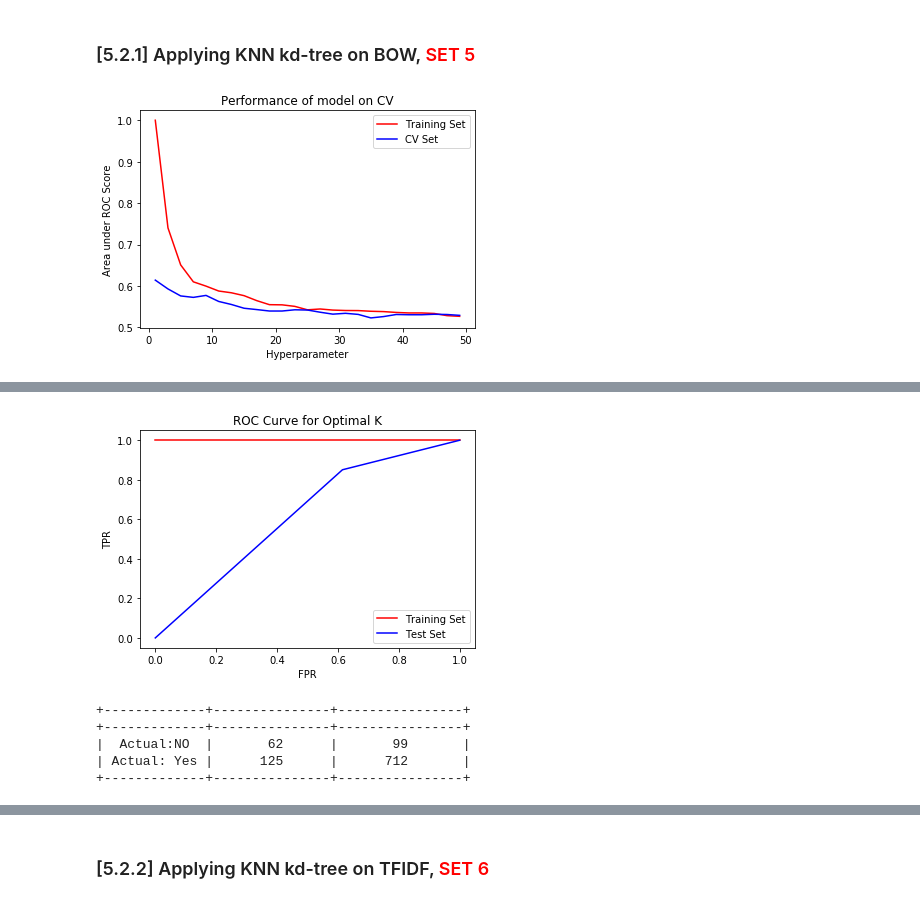
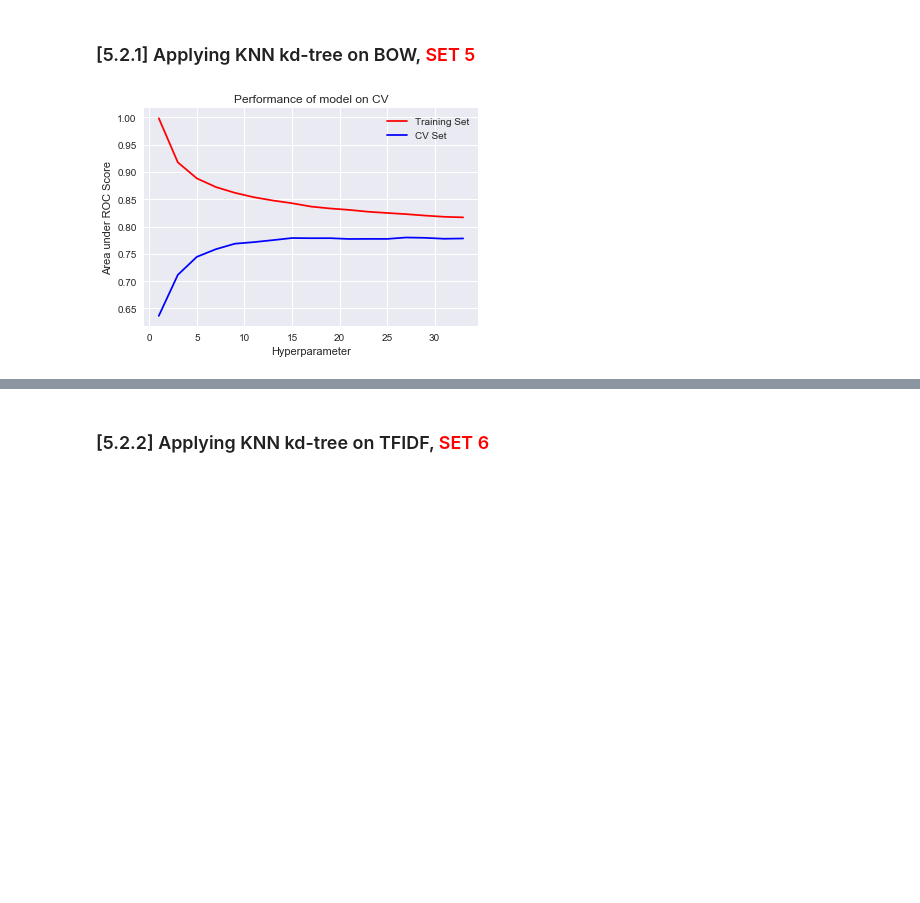
Before and after one commit to 4bhishek/AAIC, a Jupyter notebook: 03 Amazon Fine Food Reviews Analysis_KNN.ipynb, the cells around one changed output, grey strips where cells are left out. Drawn from its saved outputs; the diff is of its cells as text; code cells hidden in the pictures; blank space fills up the shorter version.

```diff
--- a/03 Amazon Fine Food Reviews Analysis_KNN.ipynb
+++ b/03 Amazon Fine Food Reviews Analysis_KNN.ipynb
@@ -96,7 +96,7 @@ con = sqlite3.connect('database.sqlite')
 # filtered_data = pd.read_sql_query(""" SELECT * FROM Reviews WHERE Score != 3 LIMIT 500000""", con)
 # for tsne assignment you can take 5k data points
 
-filtered_data = pd.read_sql_query(""" SELECT * FROM Reviews WHERE Score != 3 LIMIT 60000""", con)
+filtered_data = pd.read_sql_query(""" SELECT * FROM Reviews WHERE Score != 3 LIMIT 100000""", con)
 
 # Give reviews with Score>3 a positive rating(1), and reviews with a score<3 a negative rating(0).
 def partition(x):
@@ -1435,78 +1664,50 @@ table1_BOW_Kd.field_names = ["Hyperparameter", "AUC_Train", "AUC_CV"]
 #print(type(final_counts_res_train))
 #print(str(len(final_counts_res_train)))
 
+#Running Cross Validation for optimal K
 
-for i in range(1,50,2):
+for i in tqdm(range(1,35,2)):
 
     knn = KNeighborsClassifier( n_neighbors = i, algorithm = 'kd_tree')
 
     knn.fit(final_counts_res_train.toarray(), Y_train)
 
-    BOW_Kdpred_train = knn.predict(final_counts_res_train.toarray())
+    BOW_Kdpred_train = []
 
-    BOW_Kdpred_cv = knn.predict(final_counts_res_cv.toarray())
+    #for k in range(0,len(final_counts_res_train.toarray()),10000):
+
+        #BOW_Kdpred_train.extend(knn.predict_proba(final_counts_res_train.toarray()[k:k+10000])[:,1])
+    BOW_Kdpred_train = knn.predict_proba(final_counts_res_train.toarray())[:,1]
+
+    BOW_Kdpred_cv = []
+
+    #for l in range(0,len(final_counts_res_cv.toarray()),10000):
+
+        #BOW_Kdpred_cv.extend(knn.predict_proba(final_counts_res_cv.toarray()[l:l+10000])[:,1])
+    BOW_Kdpred_cv = knn.predict_proba(final_counts_res_cv.toarray())[:,1]
 
     hyperparameter_BOW_Kd.append(i)
 
     auc_scoreBOW_Kd_train = roc_auc_score(Y_train, BOW_Kdpred_train)
     auc_scoresBOW_Kd_train.append(auc_scoreBOW_Kd_train)
 
     auc_scoreBOW_Kd_cv = roc_auc_score(Y_cv, BOW_Kdpred_cv)
     auc_scoresBOW_Kd_cv.append(auc_scoreBOW_Kd_cv)
 
     table1_BOW_Kd.add_row([i,auc_scoreBOW_Kd_train, auc_scoreBOW_Kd_cv])
 
 
 plt.plot(hyperparameter_BOW_Kd, auc_scoresBOW_Kd_train, 'r',label = 'Training Set')
 plt.plot( hyperparameter_BOW_Kd, auc_scoresBOW_Kd_cv, 'blue', label = 'CV Set')
 plt.title("Performance of model on CV")
 plt.xlabel("Hyperparameter")
 plt.ylabel("Area under ROC Score")
 plt.legend()
 plt.show()
 
 print(table1_BOW_Kd)
-
-
-print("from the plot the optimal K is 1")
-print("AUC for training set for K = 1: " + str(auc_scoresBOW_Kd_train[0]))
-print("AUC for CV set for K =1: " + str(auc_scoresBOW_Kd_cv[0]))
-
-
-
-knn = KNeighborsClassifier(n_neighbors = 1)
-
-knn.fit(final_counts_res_train.toarray(), Y_train)
-
-BOW_Kdpred_train = knn.predict(final_counts_res_train.toarray())
-
-BOW_Kdpred_test = knn.predict(final_counts_res_test.toarray())
-
-BOW_Kdfpr_train, BOW_Kdtpr_train, BOW_Kdthrshold_train = roc_curve(Y_train, BOW_Kdpred_train)
-
-BOW_Kdfpr_test, BOW_Kdtpr_test, BOW_Kdthrshold_test = roc_curve(Y_test, BOW_Kdpred_test)
-
-
-plt.plot(BOW_Kdfpr_train,BOW_Kdtpr_train,'r', label="Training Set")
-plt.plot(BOW_Kdfpr_test,BOW_Kdtpr_test, 'blue', label = "Test Set")
-plt.title("ROC Curve for Optimal K")
-plt.xlabel("FPR")
-plt.ylabel("TPR")
-plt.legend()
-plt.show()
-
-cm = confusion_matrix(Y_test,BOW_Kdpred_test)
-
-
-table2_BOW_Kd = PrettyTable()
-
-table2_BOW_Kd.field_names = ["     ", "Predicted: NO", "Predicted: Yes"]
-
-table2_BOW_Kd.add_row(["Actual:NO", cm[0][0], cm[0][1]])
-table2_BOW_Kd.add_row(["Actual: Yes", cm[1][0], cm[1][1]])
-print(table2_BOW_Kd)
 # %% [output]
-[figure, old version]
+[figure, new version]
 +----------------+--------------------+--------------------+
 | Hyperparameter |     AUC_Train      |       AUC_CV       |
 +----------------+--------------------+--------------------+
@@ -1527,6 +1727,0 @@ AUC for CV set for K =1: 0.6140563941460424
-[figure, removed]
-+-------------+---------------+----------------+
-+-------------+---------------+----------------+
-|  Actual:NO  |       62      |       99       |
-| Actual: Yes |      125      |      712       |
-+-------------+---------------+----------------+
```
Also changed, not shown: parts of 58 cells of this notebook.
